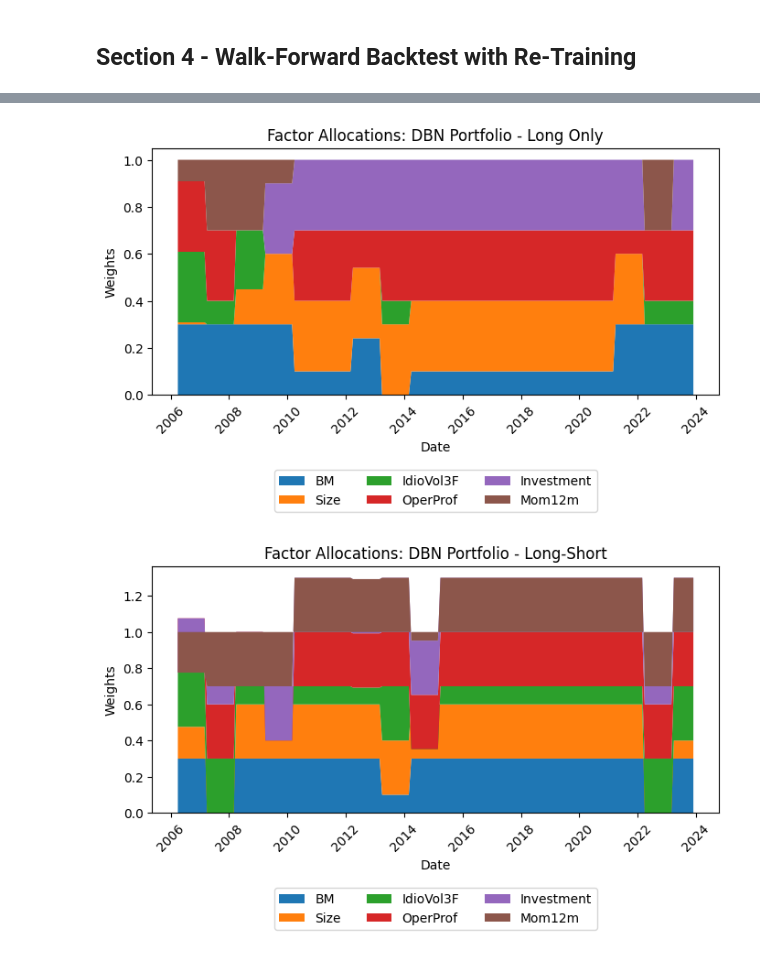
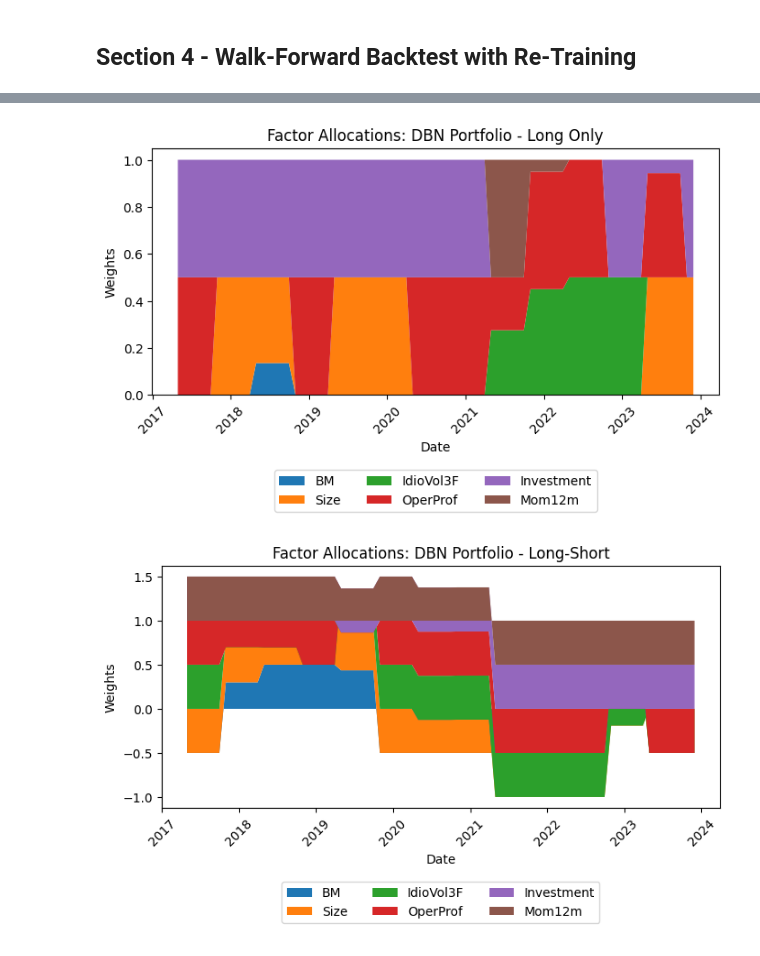
Before and after one commit to dipanshusharma2001/MScFE_WQU_Capstone_Project, a Jupyter notebook: notebooks/02_DYNOTEARS_PoC.ipynb, the cells around one changed output, grey strips where cells are left out. Drawn from its saved outputs; the diff is of its cells as text; code cells hidden in the pictures.

```diff
--- a/notebooks/02_DYNOTEARS_PoC.ipynb
+++ b/notebooks/02_DYNOTEARS_PoC.ipynb
@@ -787,0 +1048,18 @@ BM_lag0
+# %%
+# structure learning
+grph =  dyntoears_structure_learn(train_data, lagN=1, w_thresh=0.085)
+
+# visualize the estimated DAG structure
+plt.subplots(figsize = (12,12))
+G = nx.DiGraph()
+G.add_edges_from(grph.edges)
+pos = nx.shell_layout(G)
+
+nx.draw_networkx(G, pos,
+                 node_color = 'lightgrey',
+                 node_size = 1200,
+                 edge_color = 'lightgrey',
+                 font_size = 8,
+                 font_weight = 14)
+plt.title("DBN Structure - Discretized Returns Data (Trend Scanning)")
+plt.show()
@@ -831,7 +1177,7 @@ mrgnls.loc[:,fctr]
 ### 3.1. State-Dependent Returns & Covariance Estimation
 # %%
 # calculate monthly returns
-df2 = df1.copy().loc[train_data.index, df1.columns[:6]].pct_change().fillna(0)
+df2 = returns_df.copy().loc[train_data.index, returns_df.columns[:6]]
 
 # probability of each state
 p0 = p1 = p2 = 1/3
@@ -1322,14 +1661,0 @@ A rolling window approach starting with the first 50% of the data for training i
-# %%
-# split data into training & testing sets
-splt = 0.5
-
-train_data = trnd_lbl_df.iloc[: int(trnd_lbl_df.shape[0] * splt)]
-test_data = trnd_lbl_df.iloc[int(splt * trnd_lbl_df.shape[0]) : int(trnd_lbl_df.shape[0])]
-
-print("Training Set Size: ", train_data.shape)
-print("Start of Training Period: ", train_data.index[0])
-print("End of Training Period: ", train_data.index[-1])
-
-print("\nTesting Set Size: ", test_data.shape)
-print("Start of Testing Period: ", test_data.index[0])
-print("End of Testing Period: ", test_data.index[-1])
@@ -1344,6 +1662,6 @@ End of Testing Period:  2023-11-30 00:00:00
 # %%
 # re-training period every N month(s)
-N = 12
+N = 6
 
 # the length of training dataset
-L = trnd_lbl_df.iloc[: int(trnd_lbl_df.shape[0] * splt)].shape[0]
+L = prices_df_disc.iloc[: int(prices_df_disc.shape[0] * splt)].shape[0]
@@ -1503,33 +1821,34 @@ Walk-Forward backtest completed
 # %%
 dbn_portf = {
     "Long Only": wghts_dbn_long_only,
     "Long-Short": wghts_dbn_long_short
 }
 
 for p in dbn_portf:
 
     # generate a dataframe for DBN portfolio weights
     wghts_dbn = pd.DataFrame(
         columns = [i[:-5] for i in fctr],
-        index = trnd_lbl_df.index[int(splt * trnd_lbl_df.shape[0]) : int(trnd_lbl_df.shape[0])],
+        index = prices_df_disc.index[
+            int(splt * prices_df_disc.shape[0]) : int(prices_df_disc.shape[0])],
         data = dbn_portf[p]
         )
     wghts_dbn = wghts_dbn.ffill()
     # wghts_dbn.to_csv(f'wghts_dbn_{p}.csv')
     dbn_portf[p] = wghts_dbn
 
     # visualize changes in weight allocations over time
     plt.subplots(figsize=(8,3.5))
     plt.stackplot(wghts_dbn.index, wghts_dbn.T)
     plt.ylabel('Weights')
     plt.xlabel('Date')
     plt.legend(wghts_dbn.columns,loc='lower center', ncol=3, bbox_to_anchor=(0.5,-0.5))
     plt.title(f'Factor Allocations: DBN Portfolio - {p}')
     plt.xticks(rotation=45)
     plt.show()
 # %% [output]
-[figure, old version]
+[figure, new version]
-[figure, old version]
+[figure, new version]
 # %%
 mvo_portf = {
     "Long Only": wghts_mvo_long_only,
```
Also changed, not shown: parts of 103 cells of this notebook, 9 other files.
